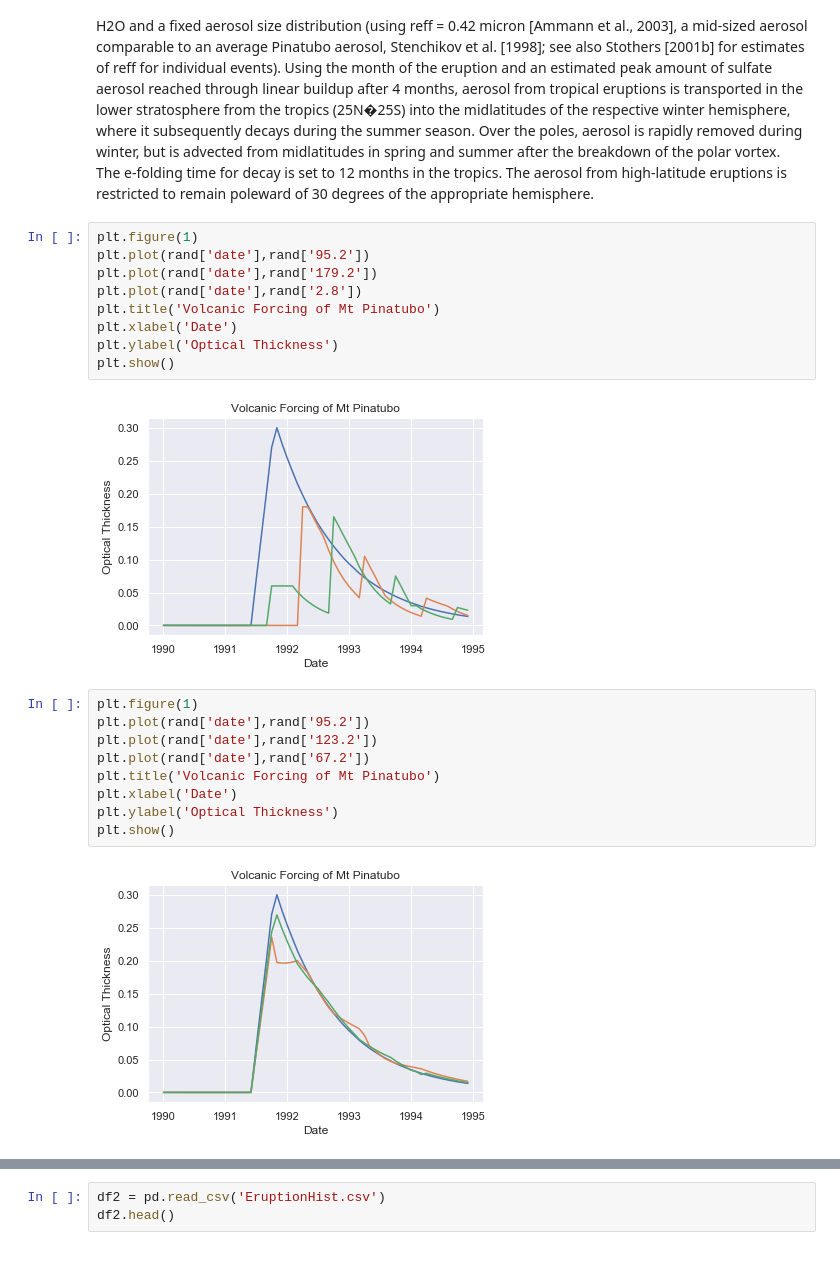
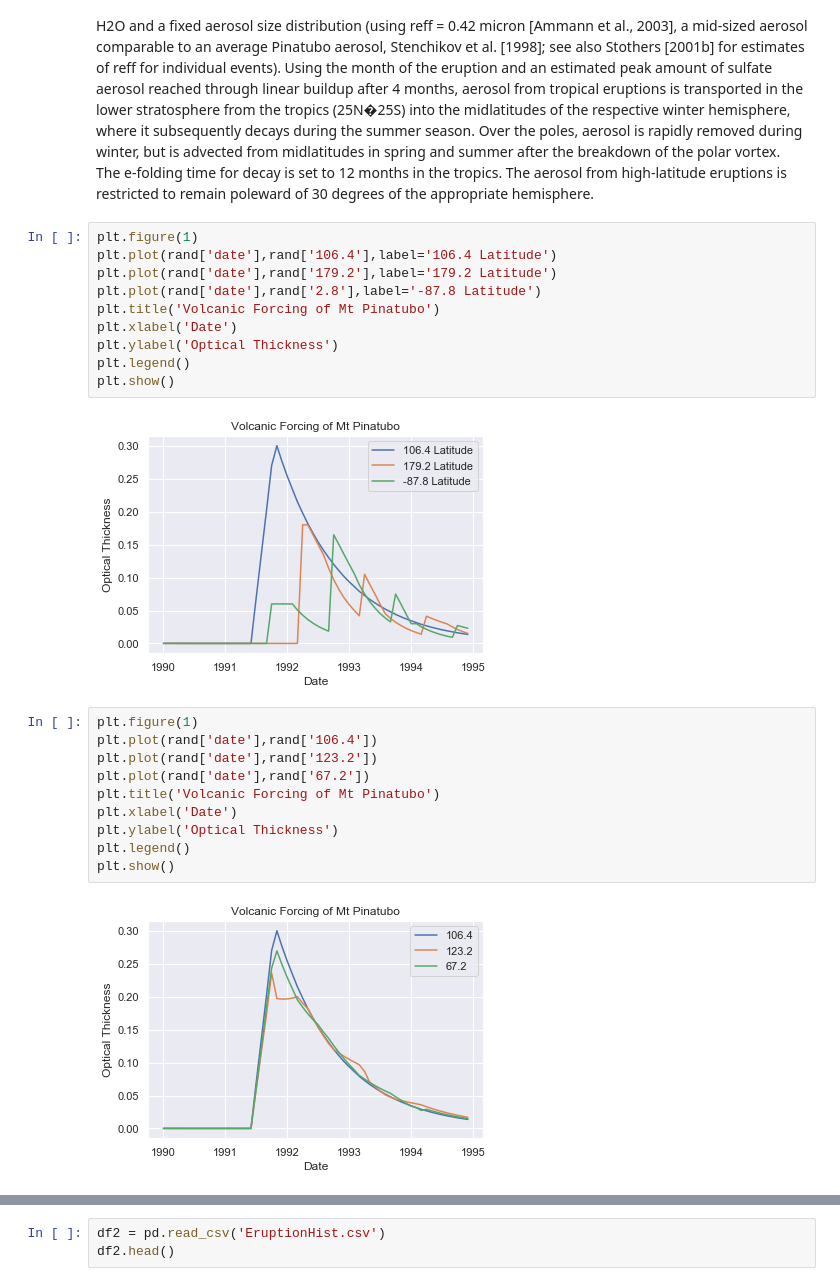
Before and after one commit to DylanHong/MtPinatubo, a Jupyter notebook: Volcano.ipynb, the cells around one changed output, grey strips where cells are left out. Saved outputs shown, nothing was run; the diff lists cells and outputs as text.

```diff
--- a/Earthquake.ipynb
+++ b/Volcano.ipynb
@@ -222,26 +222,28 @@ The aerosol from high-latitude eruptions is restricted to
 remain poleward of 30 degrees of the appropriate hemisphere.
 # %%
 plt.figure(1)
-plt.plot(rand['date'],rand['95.2'])
-plt.plot(rand['date'],rand['179.2'])
-plt.plot(rand['date'],rand['2.8'])
+plt.plot(rand['date'],rand['106.4'],label='106.4 Latitude')
+plt.plot(rand['date'],rand['179.2'],label='179.2 Latitude')
+plt.plot(rand['date'],rand['2.8'],label='-87.8 Latitude')
 plt.title('Volcanic Forcing of Mt Pinatubo')
 plt.xlabel('Date')
 plt.ylabel('Optical Thickness')
+plt.legend()
 plt.show()
 # %% [output]
-[figure, old version]
+[figure, new version]
 # %%
 plt.figure(1)
-plt.plot(rand['date'],rand['95.2'])
+plt.plot(rand['date'],rand['106.4'])
 plt.plot(rand['date'],rand['123.2'])
 plt.plot(rand['date'],rand['67.2'])
 plt.title('Volcanic Forcing of Mt Pinatubo')
 plt.xlabel('Date')
 plt.ylabel('Optical Thickness')
+plt.legend()
 plt.show()
 # %% [output]
-[figure, old version]
+[figure, new version]
 # %%
 dt1 = dt.datetime(1991, 5, 1)
 print(dt1)
```
Also changed, not shown: parts of 3 cells of this notebook.
